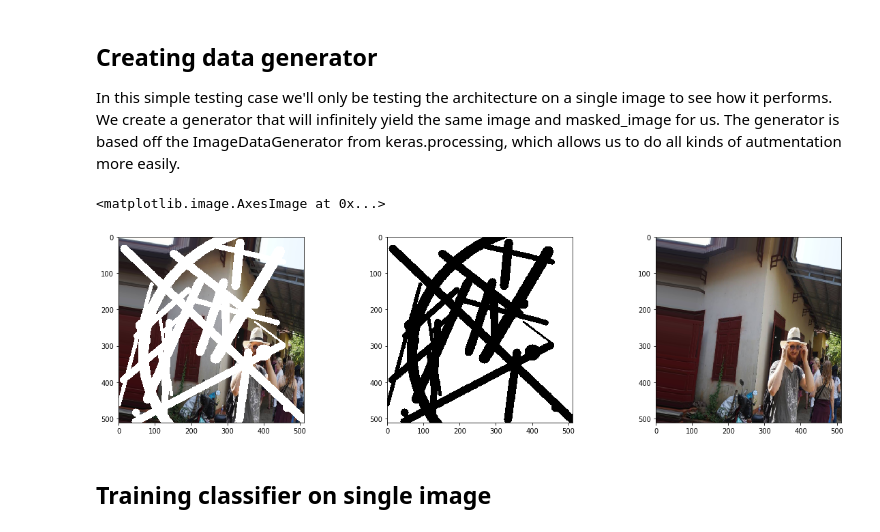
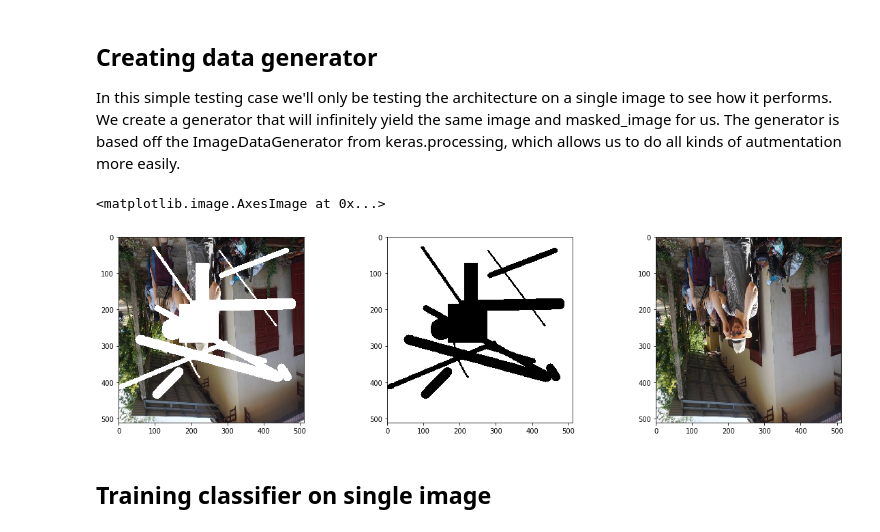
Before and after one commit to TrinhQuocNguyen/Edited_PConv-Keras, a Jupyter notebook: Step3 - UNet Architecture.ipynb, the cells around one changed output. Saved outputs shown, nothing was run; the diff lists cells and outputs as text; code cells hidden in the pictures.

```diff
--- a/Step3 - UNet Architecture.ipynb
+++ b/Step3 - UNet Architecture.ipynb
@@ -86,38 +83,41 @@ class DataGenerator(ImageDataGenerator):
             # Get masks for each image sample
             mask = np.stack([random_mask(ori.shape[1], ori.shape[2]) for _ in range(ori.shape[0])], axis=0)
 
             # Apply masks to all image sample
             masked = deepcopy(ori)
             masked[mask==0] = 1
 
             # Yield ([ori, masl],  ori) training batches
             # print(masked.shape, ori.shape)
             gc.collect()
             yield [masked, mask], ori
 
 # Create datagen
 datagen = DataGenerator(
-    rotation_range=20,
-    width_shift_range=0.2,
-    height_shift_range=0.2,
-    horizontal_flip=True
+#     rotation_range=90,
+#     width_shift_range=0.2,
+#     height_shift_range=0.2,
+    horizontal_flip=True,
+#     zoom_range = 0.5,
+#     shear_range = 0.5,
+    vertical_flip = True
 )
 
 # Create generator from numpy arrays
 batch = np.stack([img for _ in range(MAX_BATCH_SIZE)], axis=0)
 generator = datagen.flow(x=batch, batch_size=4)
 
 # Get samples & Display them
 (masked, mask), ori = next(generator)
 
 # Show side by side
 _, axes = plt.subplots(1, 3, figsize=(20, 5))
 axes[0].imshow(masked[0,:,:,:])
 axes[1].imshow(mask[0,:,:,:]*255)
 axes[2].imshow(ori[0,:,:,:])
 # %% [output]
 <matplotlib.image.AxesImage at 0x...>
-[figure, old version]
+[figure, new version]
 # %% [markdown]
 ## Training classifier on single image
 # %%
```
Also changed, not shown: parts of 3 cells of this notebook, 8 other files.
